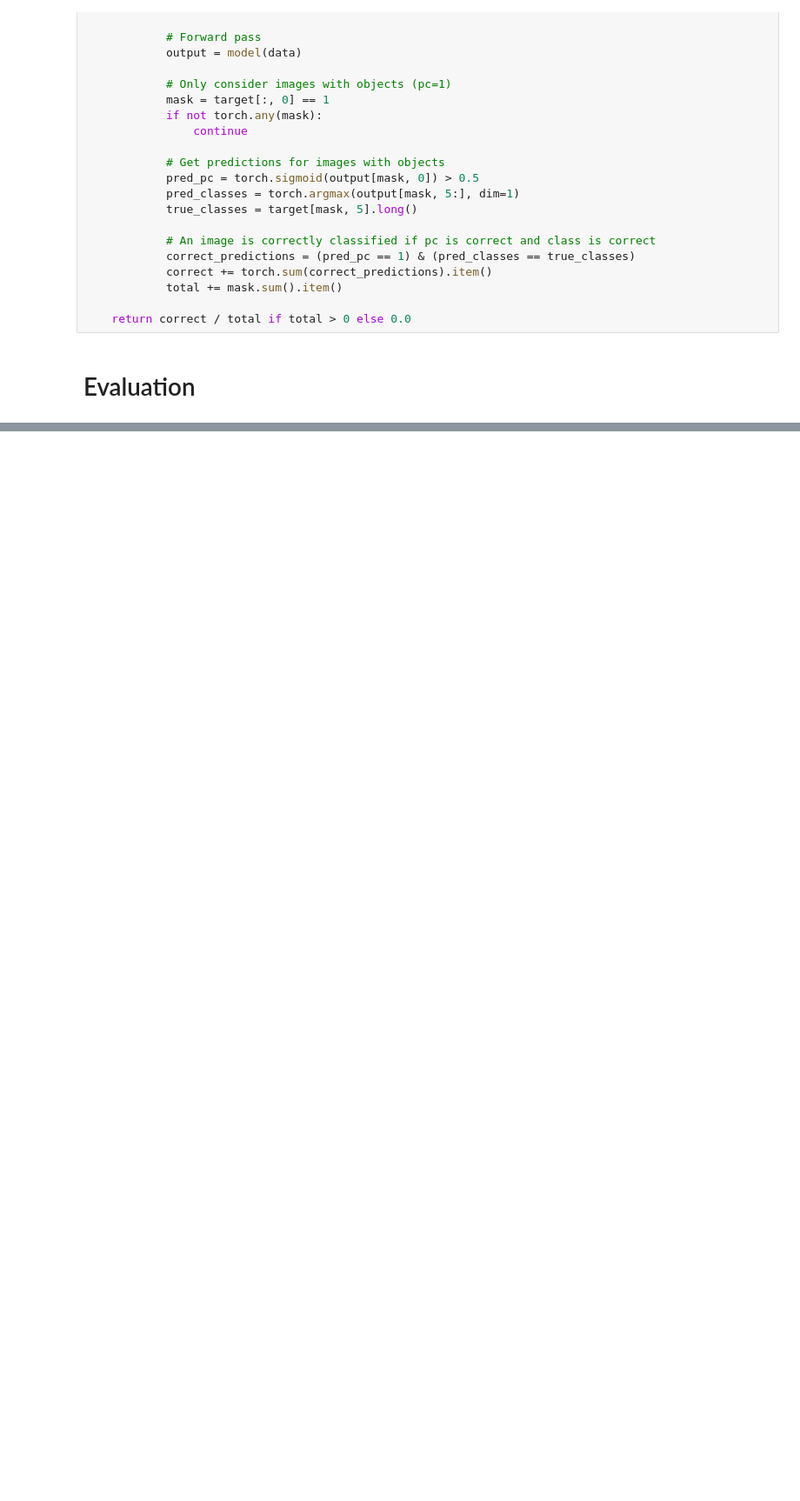
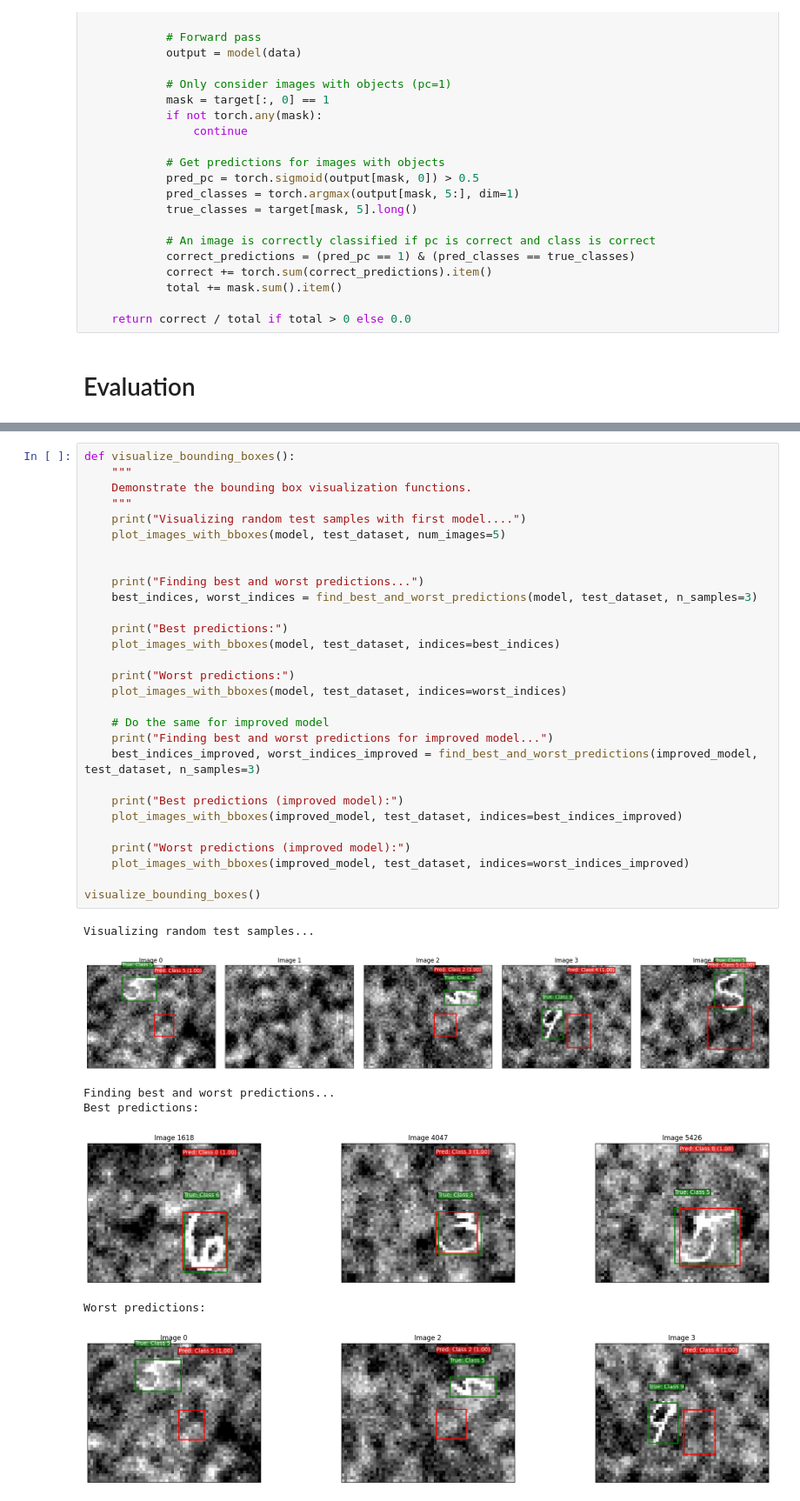
Before and after one commit to GeorgRis/INF265-DypLearing, a Jupyter notebook: Project 2/Project 2/Object_localization_template.ipynb, the cells around one changed output, grey strips where cells are left out. Shown at 87% size. Cells and saved outputs as stored; diff of their text form; blank space fills up the shorter version.

```diff
--- a/Project 2/Project 2/Object_localization_template.ipynb
+++ b/Project 2/Project 2/Object_localization_template.ipynb
@@ -523,0 +664,37 @@ plot_images_with_bboxes(improved_model, test_dataset, num_images=5)
+# %%
+def visualize_bounding_boxes():
+    """
+    Demonstrate the bounding box visualization functions.
+    """
+    print("Visualizing random test samples with first model....")
+    plot_images_with_bboxes(model, test_dataset, num_images=5)
+
+
+    print("Finding best and worst predictions...")
+    best_indices, worst_indices = find_best_and_worst_predictions(model, test_dataset, n_samples=3)
+
+    print("Best predictions:")
+    plot_images_with_bboxes(model, test_dataset, indices=best_indices)
+
+    print("Worst predictions:")
+    plot_images_with_bboxes(model, test_dataset, indices=worst_indices)
+
+    # Do the same for improved model
+    print("Finding best and worst predictions for improved model...")
+    best_indices_improved, worst_indices_improved = find_best_and_worst_predictions(improved_model, test_dataset, n_samples=3)
+
+    print("Best predictions (improved model):")
+    plot_images_with_bboxes(improved_model, test_dataset, indices=best_indices_improved)
+
+    print("Worst predictions (improved model):")
+    plot_images_with_bboxes(improved_model, test_dataset, indices=worst_indices_improved)
+
+visualize_bounding_boxes()
+# %% [output]
+Visualizing random test samples...
+[figure, added]
+Finding best and worst predictions...
+Best predictions:
+[figure, added]
+Worst predictions:
+[figure, added]
```
Also changed, not shown: parts of 7 cells of this notebook.
